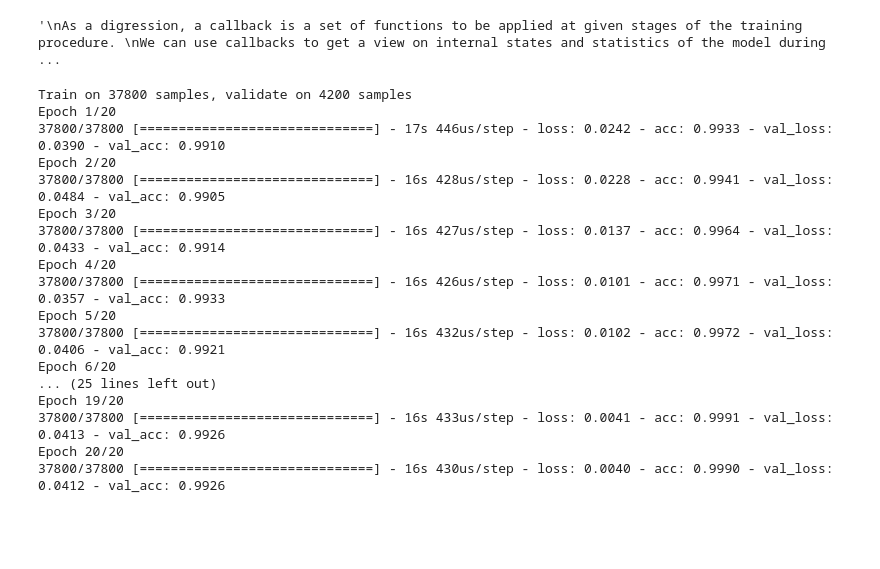
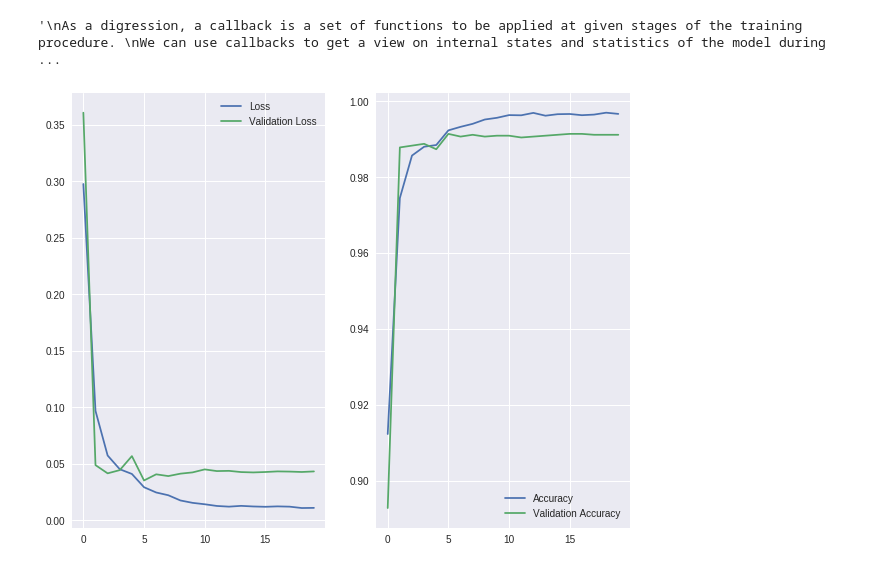
Before and after one commit to shivam-kotwalia/data-science-project, a Jupyter notebook: Visualize_CNN_with_keras.ipynb, the cells around one changed output. Drawn from its saved outputs; the diff is of its cells as text; code cells hidden in the pictures; blank space fills up the shorter version.

Commit message:
added acc & val after every epoch

```diff
--- a/Visualize_CNN_with_keras.ipynb
+++ b/Visualize_CNN_with_keras.ipynb
@@ -111,3 +112,6 @@ from keras.losses import categorical_crossentropy
+# %%
+data_gen = ImageDataGenerator(width_shift_range=0.2, height_shift_range=0.2, horizontal_flip=True)
+data_gen.fit(X_train)
 # %%
 #  Tensorboard Colab
 ! pip install tensorboardcolab
@@ -194,23 +182,41 @@ loss_history = LossHistory()
+# %%
+# logs -  dict_keys(['val_loss', 'val_acc', 'loss', 'acc'])
+class LossHistory(keras.callbacks.Callback):
+  def on_train_begin(self, logs={}):
+    self.losses = []
+    self.acc = []
+    self.lr = []
+    self.val_loss = []
+    self.val_acc = []
+
+  def on_epoch_end(self, batch, logs={}):
+    self.val_loss.append(logs.get("val_loss"))
+    self.losses.append(logs.get("loss"))
+    self.acc.append(logs.get("acc"))
+    self.val_acc.append(logs.get("val_acc"))
+    self.lr.append(step_decay(len(self.losses)))
+    # Plot the Loss and Accuracy after every epoch
+    f, (ax1, ax2) = plt.subplots(1, 2, sharex=True, figsize=(10, 8))
+    clear_output(wait=True) #https://gist.github.com/stared/dfb4dfaf6d9a8501cd1cc8b8cb806d2e
+    ax1.plot(self.losses, label="Loss")
+    ax1.plot(self.val_loss, label="Validation Loss")
+    ax1.legend()
+
+    ax2.plot(self.acc, label="Accuracy")
+    ax2.plot(self.val_acc, label="Validation Accuracy")
+    ax2.legend()
+
+    plt.show()
+loss_history = LossHistory()
 # %%
 model.compile(optimizer=SGD(), loss=categorical_crossentropy, metrics=["acc"])
 # %%
+batch = 512
+# model_history = model.fit_generator(data_gen.flow(X_train, Y_train, batch_size=batch),
+#                                     steps_per_epoch=X_train.shape[0]/batch,
+#                                     validation_data=(X_val, Y_val), epochs=20,
+#           callbacks=[TensorBoardColabCallback(tbcolab), loss_history, lrate_])
 model_history = model.fit(X_train, Y_train, validation_data=(X_val, Y_val), epochs=20,
           callbacks=[TensorBoardColabCallback(tbcolab), loss_history, lrate_])
 # %% [output]
-Train on 37800 samples, validate on 4200 samples
-Epoch 1/20
-37800/37800 [==============================] - 17s 446us/step - loss: 0.0242 - acc: 0.9933 - val_loss: 0.0390 - val_acc: 0.9910
-Epoch 2/20
-37800/37800 [==============================] - 16s 428us/step - loss: 0.0228 - acc: 0.9941 - val_loss: 0.0484 - val_acc: 0.9905
-Epoch 3/20
-37800/37800 [==============================] - 16s 427us/step - loss: 0.0137 - acc: 0.9964 - val_loss: 0.0433 - val_acc: 0.9914
-Epoch 4/20
-37800/37800 [==============================] - 16s 426us/step - loss: 0.0101 - acc: 0.9971 - val_loss: 0.0357 - val_acc: 0.9933
-Epoch 5/20
-37800/37800 [==============================] - 16s 432us/step - loss: 0.0102 - acc: 0.9972 - val_loss: 0.0406 - val_acc: 0.9921
-Epoch 6/20
-... (25 lines left out)
-Epoch 19/20
-37800/37800 [==============================] - 16s 433us/step - loss: 0.0041 - acc: 0.9991 - val_loss: 0.0413 - val_acc: 0.9926
-Epoch 20/20
-37800/37800 [==============================] - 16s 430us/step - loss: 0.0040 - acc: 0.9990 - val_loss: 0.0412 - val_acc: 0.9926
+[figure, added]
```
Also changed, not shown: parts of 9 cells of this notebook.
